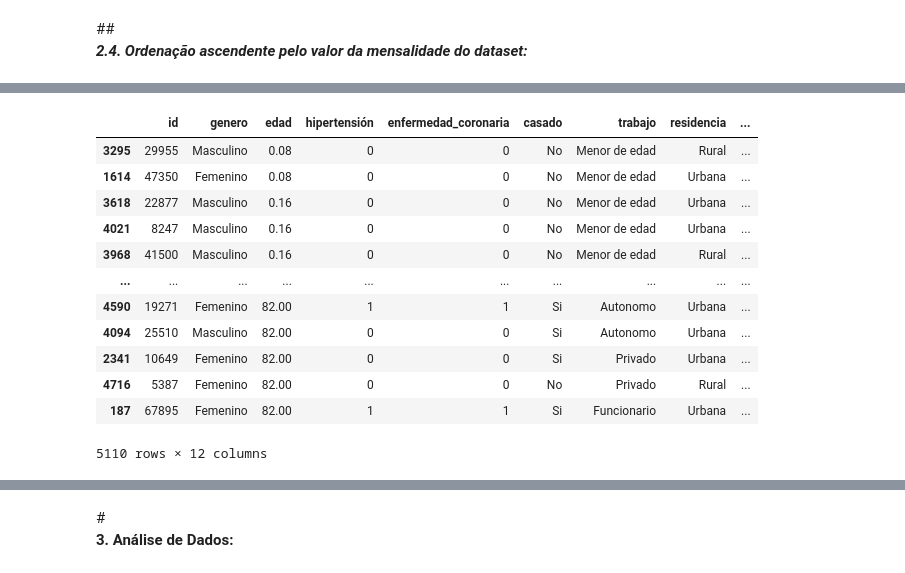
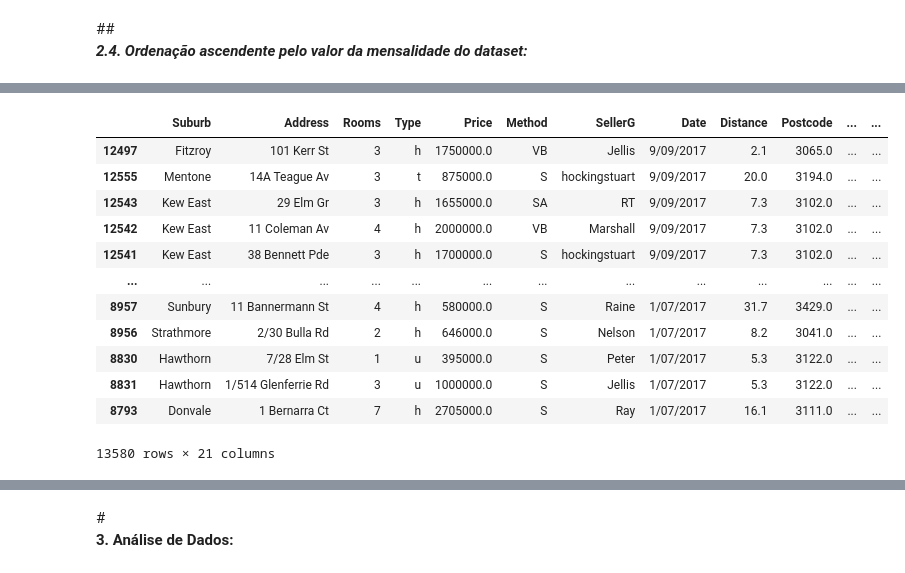
Before and after one commit to anderson02aa/Pos_de_IA_na_UFV-2024, a Jupyter notebook: ELT574_11850_3_Atividade_1.ipynb, the cells around one changed output, grey strips where cells are left out. Cells and saved outputs as stored; diff of their text form; code cells hidden in the pictures.

```diff
--- a/ELT574_11850_3_Atividade_1.ipynb
+++ b/ELT574_11850_3_Atividade_1.ipynb
@@ -249,0 +188,18 @@ warnings.filterwarnings("ignore")
+# %%
+## Importar os dados do banco de dados
+# path do Google Drive
+# path = '/content/drive/MyDrive/1-UFV/Disciplinas/Disciplinas Lato-Sensu/ELT 574 - Aprendizado de máquinas/Material da disciplina/Roteiros e aulas/Atividades/housing.csv'
+# path do arquivo baixado do GitHub
+path='/content/ELT574-melb_data.csv'
+
+#df_melb=pd.read_csv(path)
+#Lê o arquivo utilizando as colunas informadas:
+#dataset = pd.read_csv(path, skiprows=[0,1], delimiter=',' , encoding='iso-8859-1')
+dataset = pd.read_csv(path,  delimiter=',' , encoding='iso-8859-1')
+
+## Lê o arquivo utilizando as colunas informadas:
+##dataset = pd.read_csv(url, names=colunas, skiprows=[0,1], delimiter=',' , nrows=13577 , nrows=19)
+
+print('Dataset carregado!')
+
+dataset.head()
@@ -250,13 +225,13 @@ warnings.filterwarnings("ignore")
 # %%
 # Carrega arquivo csv usando Pandas usando uma URL.
 # Informa a URL de importação do dataset:
-url="https://raw.githubusercontent.com/anderson02aa/puc-rio-ciencia-de-dados-sprint2-MVP/main/infarto.csv"
+#url="https://github.com/anderson02aa/Pos_de_IA_na_UFV-2024/blob/dedcb098f5cedc6ec9e76fe847f86f6afe5dfde2/ELT574-melb_data.csv"
 
 # Informa o cabeçalho das colunas:
-colunas =['id','genero','edad','hipertensión','enfermedad_coronaria','casado','trabajo','residencia','nivel_glucosa','bmi','uso_tabaco','infarto']
+#colunas=['Suburb','Address','Rooms','Type','Price','Method','SellerG','Date','Distance','Postcode','Bedroom2','Bathroom','Car','Landsize','BuildingArea','YearBuilt','CouncilArea','Lattitude','Longtitude','Regionname','Propertycount']
 
 # Lê o arquivo utilizando as colunas informadas:
-dataset = pd.read_csv(url, names=colunas, skiprows=1, delimiter=';')
+#dataset = pd.read_csv(url, names=colunas, skiprows=[0,1], delimiter=',')
 # %% [markdown]
 ##<b><i>2.2. Mostrando o início do <i>dataset</i> com <i>head()<i>:</i></b>
 # %%
@@ -300,18 +259,18 @@ dataset.tail(11)
 # %%
-# Ordena os registros pela coluna "edad" de forma ascendente.
-dataset.sort_values("edad")
+#Ordena pela coluna "Date" de forma descendente:
+dataset.sort_values("Date", ascending=False )
 # %% [output]
-|  | id | genero | edad | hipertensión | enfermedad_coronaria | casado | trabajo | residencia | ... |
-| 3295 | 29955 | Masculino | 0.08 | 0 | 0 | No | Menor de edad | Rural | ... |
-| 1614 | 47350 | Femenino | 0.08 | 0 | 0 | No | Menor de edad | Urbana | ... |
-| 3618 | 22877 | Masculino | 0.16 | 0 | 0 | No | Menor de edad | Urbana | ... |
-| 4021 | 8247 | Masculino | 0.16 | 0 | 0 | No | Menor de edad | Urbana | ... |
-| 3968 | 41500 | Masculino | 0.16 | 0 | 0 | No | Menor de edad | Rural | ... |
-| ... | ... | ... | ... | ... | ... | ... | ... | ... | ... |
-| 4590 | 19271 | Femenino | 82.00 | 1 | 1 | Si | Autonomo | Urbana | ... |
-| 4094 | 25510 | Masculino | 82.00 | 0 | 0 | Si | Autonomo | Urbana | ... |
-| 2341 | 10649 | Femenino | 82.00 | 0 | 0 | Si | Privado | Urbana | ... |
-| 4716 | 5387 | Femenino | 82.00 | 0 | 0 | No | Privado | Rural | ... |
-| 187 | 67895 | Femenino | 82.00 | 1 | 1 | Si | Funcionario | Urbana | ... |
+|  | Suburb | Address | Rooms | Type | Price | Method | SellerG | Date | Distance | Postcode | ... | ... |
+| 12497 | Fitzroy | 101 Kerr St | 3 | h | 1750000.0 | VB | Jellis | 9/09/2017 | 2.1 | 3065.0 | ... | ... |
+| 12555 | Mentone | 14A Teague Av | 3 | t | 875000.0 | S | hockingstuart | 9/09/2017 | 20.0 | 3194.0 | ... | ... |
+| 12543 | Kew East | 29 Elm Gr | 3 | h | 1655000.0 | SA | RT | 9/09/2017 | 7.3 | 3102.0 | ... | ... |
+| 12542 | Kew East | 11 Coleman Av | 4 | h | 2000000.0 | VB | Marshall | 9/09/2017 | 7.3 | 3102.0 | ... | ... |
+| 12541 | Kew East | 38 Bennett Pde | 3 | h | 1700000.0 | S | hockingstuart | 9/09/2017 | 7.3 | 3102.0 | ... | ... |
+| ... | ... | ... | ... | ... | ... | ... | ... | ... | ... | ... | ... | ... |
+| 8957 | Sunbury | 11 Bannermann St | 4 | h | 580000.0 | S | Raine | 1/07/2017 | 31.7 | 3429.0 | ... | ... |
+| 8956 | Strathmore | 2/30 Bulla Rd | 2 | h | 646000.0 | S | Nelson | 1/07/2017 | 8.2 | 3041.0 | ... | ... |
+| 8830 | Hawthorn | 7/28 Elm St | 1 | u | 395000.0 | S | Peter | 1/07/2017 | 5.3 | 3122.0 | ... | ... |
+| 8831 | Hawthorn | 1/514 Glenferrie Rd | 3 | u | 1000000.0 | S | Jellis | 1/07/2017 | 5.3 | 3122.0 | ... | ... |
+| 8793 | Donvale | 1 Bernarra Ct | 7 | h | 2705000.0 | S | Ray | 1/07/2017 | 16.1 | 3111.0 | ... | ... |
-5110 rows × 12 columns
+13580 rows × 21 columns
 # %%
```
Also changed, not shown: parts of 102 cells of this notebook.
